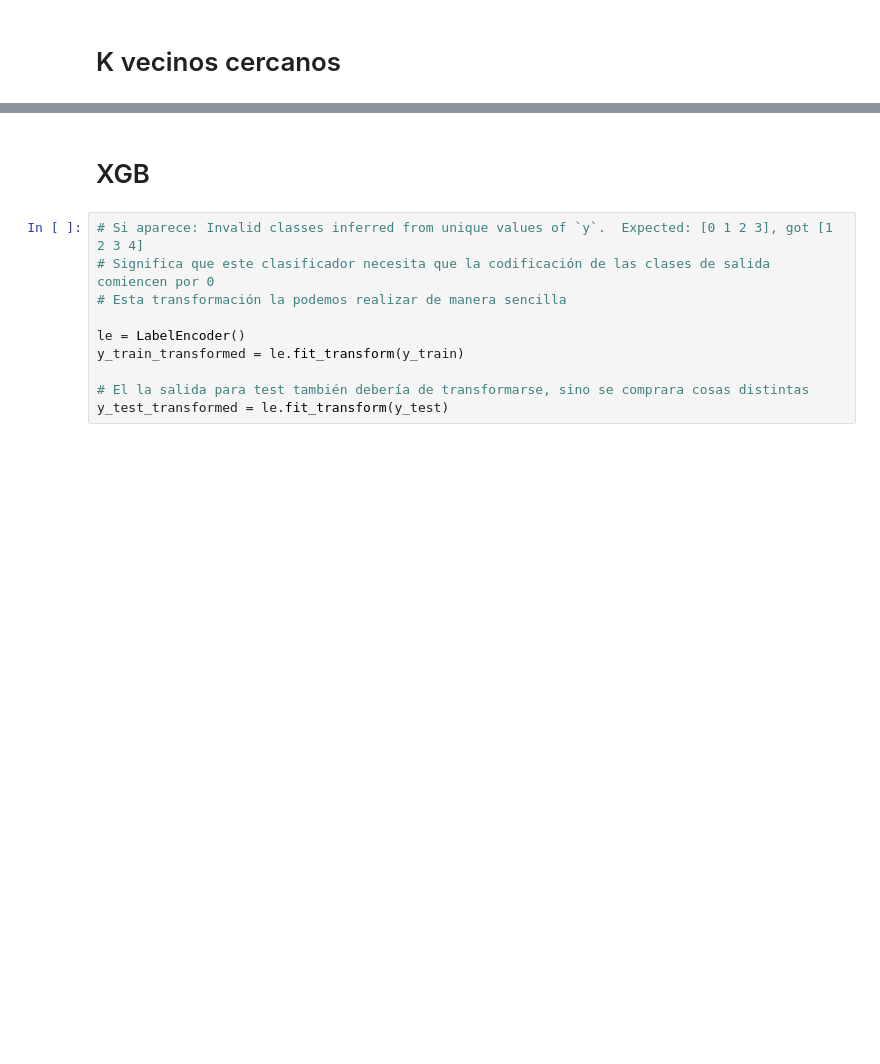
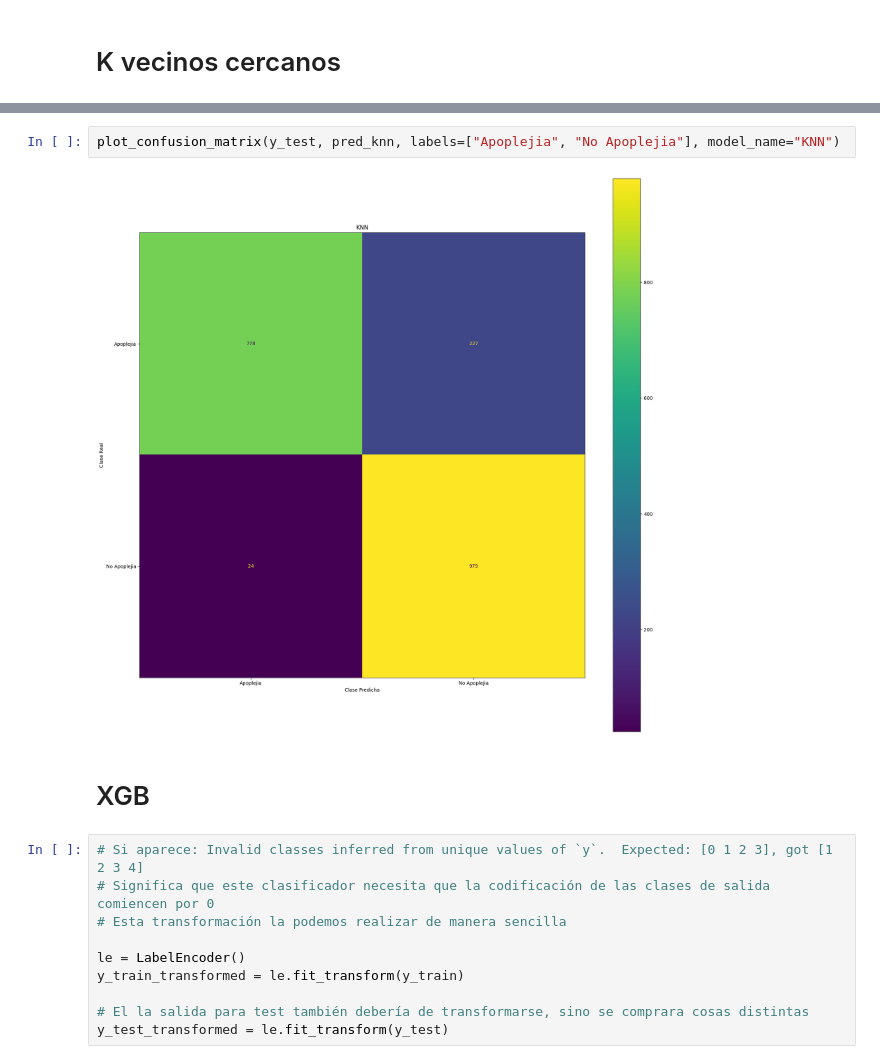
Before and after one commit to GabyDs/EjerciciosInteligenciaComputacional, a Jupyter notebook: Experiencia2.ipynb, the cells around one changed output, grey strips where cells are left out. Drawn from its saved outputs; the diff is of its cells as text; blank space fills up the shorter version.

```diff
--- a/Experiencia2.ipynb
+++ b/Experiencia2.ipynb
@@ -520,4 +528,8 @@ Tiempo total: 0.0544 s
 #######################################
+# %%
+plot_confusion_matrix(y_test, pred_knn, labels=["Apoplejia", "No Apoplejia"], model_name="KNN")
+# %% [output]
+[figure, added]
 # %% [markdown]
 # XGB
 # %%
```
Also changed, not shown: parts of 9 cells of this notebook.
